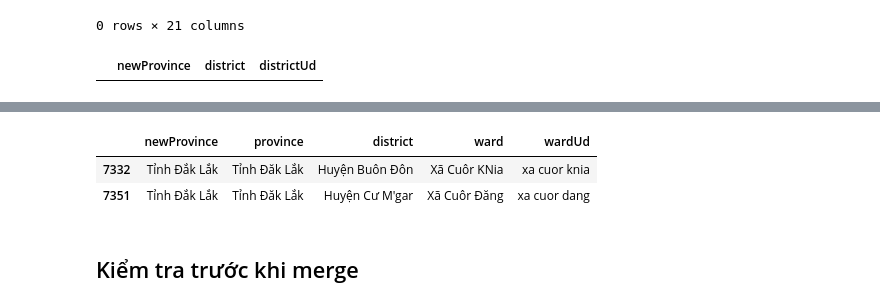
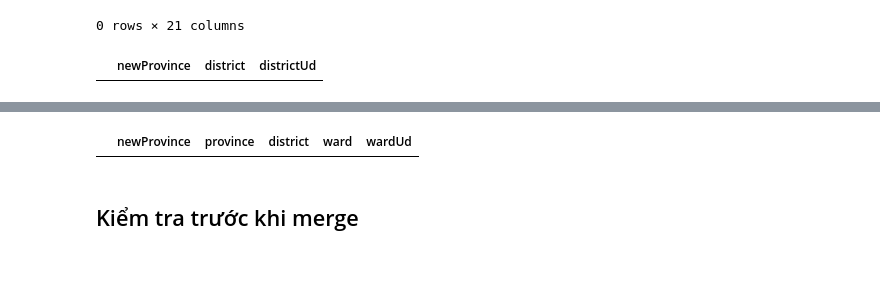
Before and after one commit to tranngocminhhieu/vietnamadminunits, a Jupyter notebook: sapnhap.bando.com.vn_unpivot.ipynb, the cells around one changed output, grey strips where cells are left out. Drawn from its saved outputs; the diff is of its cells as text; code cells hidden in the pictures; blank space fills up the shorter version.

```diff
--- a/sapnhap.bando.com.vn_unpivot.ipynb
+++ b/sapnhap.bando.com.vn_unpivot.ipynb
@@ -261,10 +281,10 @@ Name: truocsapnhap, Length: 612, dtype: object
 removed_texts = [
     ', Trường bắn TB1',
     ', Khu vực bãi bồi ven biển \(do huyện Kim Sơn quản lý\)',
-    '\(phần còn lại.*\)',
-    '\(bao gồm.*\)',
-    '\(một phần.*\)',
-    '\(do huyện.*\)',
+    '\(phần còn lại.*?\)',
+    '\(bao gồm.*?\)',
+    '\(một phần.*?\)',
+    '\(do huyện.*?\)',
 ]
 
 
@@ -356,7 +376,7 @@ rename_cols = {
 
     'tenhc': 'newWard',
     'tentinh': 'newProvince',
-    'maxa': 'newWardCode',
+    'ma': 'newWardCode',
     'loai': 'newWardType',
     'kinhdo': 'newWardLon',
     'vido': 'newWardLat',
@@ -395,10 +415,10 @@ def correct_spelling_basic(text):
         ('Hoà', 'Hòa'),
         ('Hoè', 'Hòe'),
         ('Hoá', 'Hóa'),
+        ('Hoả', 'Hỏa'),
         ('Khoá', 'Khóa'),
         ('Thuỵ' ,'Thụy'),
         ('Thuỷ', 'Thủy'),
-        ('Đắk', 'Đăk'),
         ('\' ', "'")
     ]
 
@@ -595,6 +675,10 @@ for s in spelling_danhmuc:
 for s in spelling_sapnhap:
     newProvince, ward, WardCorrect = s
     df_sapnhap_ward.loc[(df_sapnhap_ward['newProvince']==newProvince) & (df_sapnhap_ward['ward'].fillna('').str.lower()==ward.lower()), 'ward'] = WardCorrect
+# %%
+# Case đặc biệt, phải JOIN vào rồi mới thấy thiếu
+df_sapnhap_ward.loc[(df_sapnhap_ward['newProvince']=='Tỉnh Đồng Nai') & (df_sapnhap_ward['newWard']=='Long Khánh') & (df_sapnhap_ward['ward']=='Xã Xuân Hòa'), 'ward'] = 'Phường Xuân Hòa'
+df_sapnhap_ward.loc[(df_sapnhap_ward['newProvince']=='Tỉnh Đồng Nai') & (df_sapnhap_ward['newWard']=='Long Khánh') & (df_sapnhap_ward['ward']=='Xã Phú Bình'), 'ward'] = 'Phường Phú Bình'
 # %%
 for col in ['district', 'ward']:
     df_danhmuc[f'{col}Ud'] = df_danhmuc[col].apply(unidecode_pro)
@@ -690,11 +759,9 @@ df_sapnhap_ward[~df_sapnhap_ward[key4].isin(df_danhmuc[key4]) & (~df_sapnhap_war
 # %%
-condition1 = (df_danhmuc['newProvince'] == 'Tỉnh Đắk Lắk')
-condition2 = (df_danhmuc['wardUd'].fillna('').str.contains('cuor'))
+condition1 = (df_danhmuc['newProvince'] == 'Tỉnh Tuyên Quang')
+condition2 = (df_danhmuc['wardUd'].fillna('').str.contains('\b.a. phu'))
 df_danhmuc[condition1 & condition2][['newProvince', 'province', 'district', 'ward', 'wardUd']].drop_duplicates()
 # %% [output]
 |  | newProvince | province | district | ward | wardUd |
-| 7332 | Tỉnh Đắk Lắk | Tỉnh Đăk Lắk | Huyện Buôn Đôn | Xã Cuôr KNia | xa cuor knia |
-| 7351 | Tỉnh Đắk Lắk | Tỉnh Đăk Lắk | Huyện Cư M'gar | Xã Cuôr Đăng | xa cuor dang |
 # %% [markdown]
 ## Kiểm tra trước khi merge
 # %%
```
Also changed, not shown: parts of 25 cells of this notebook, 19 other files.
